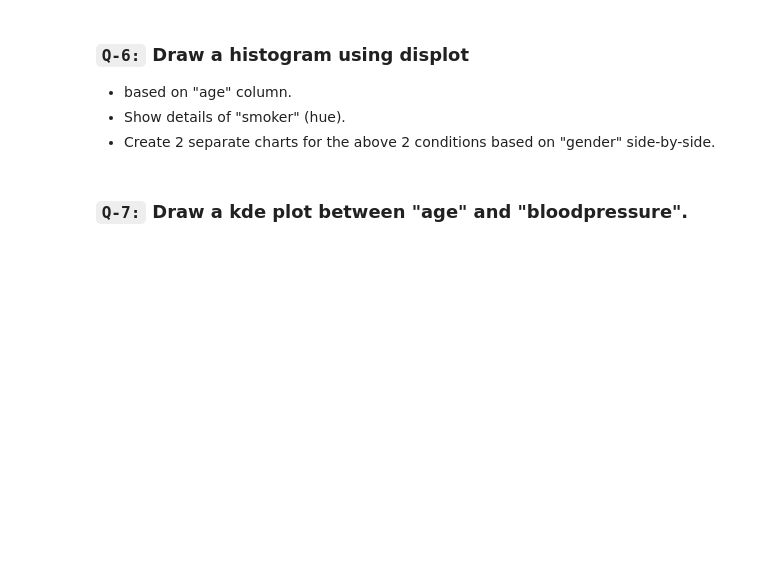
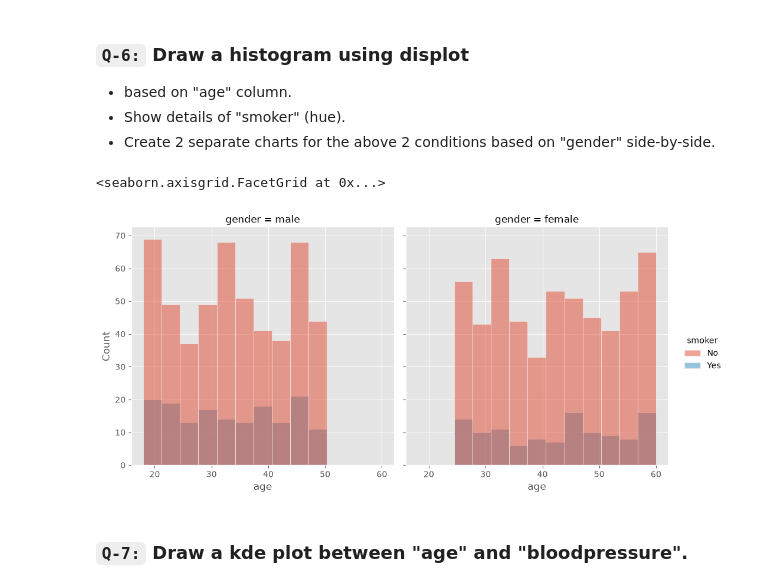
Before and after one commit to manishkumarmj/100_days_ml, a Jupyter notebook: Data visualization_Web_dev/week_10_seaborn/Session_25/Task_Session_25.ipynb, the cells around one changed output. Cells and saved outputs as stored; diff of their text form; code cells hidden in the pictures; blank space fills up the shorter version.

Commit message:
seaborn 26

```diff
--- a/Data visualization_Web_dev/week_10_seaborn/Session_25/Task_Session_25.ipynb
+++ b/Data visualization_Web_dev/week_10_seaborn/Session_25/Task_Session_25.ipynb
@@ -175,2 +173,10 @@ sns.relplot(data = df_blooddf, x ="bloodpressure", y="children", kind="line",sty
+# %%
+# code here
+
+
+sns.displot(data=df, x='age', kind='hist', hue="smoker", col="gender")
+# %% [output]
+<seaborn.axisgrid.FacetGrid at 0x...>
+[figure, added]
 # %% [markdown]
 ### **`Q-7:`** Draw a kde plot between "age" and "bloodpressure".
```
Also changed, not shown: parts of 6 cells of this notebook, 2 other files.
